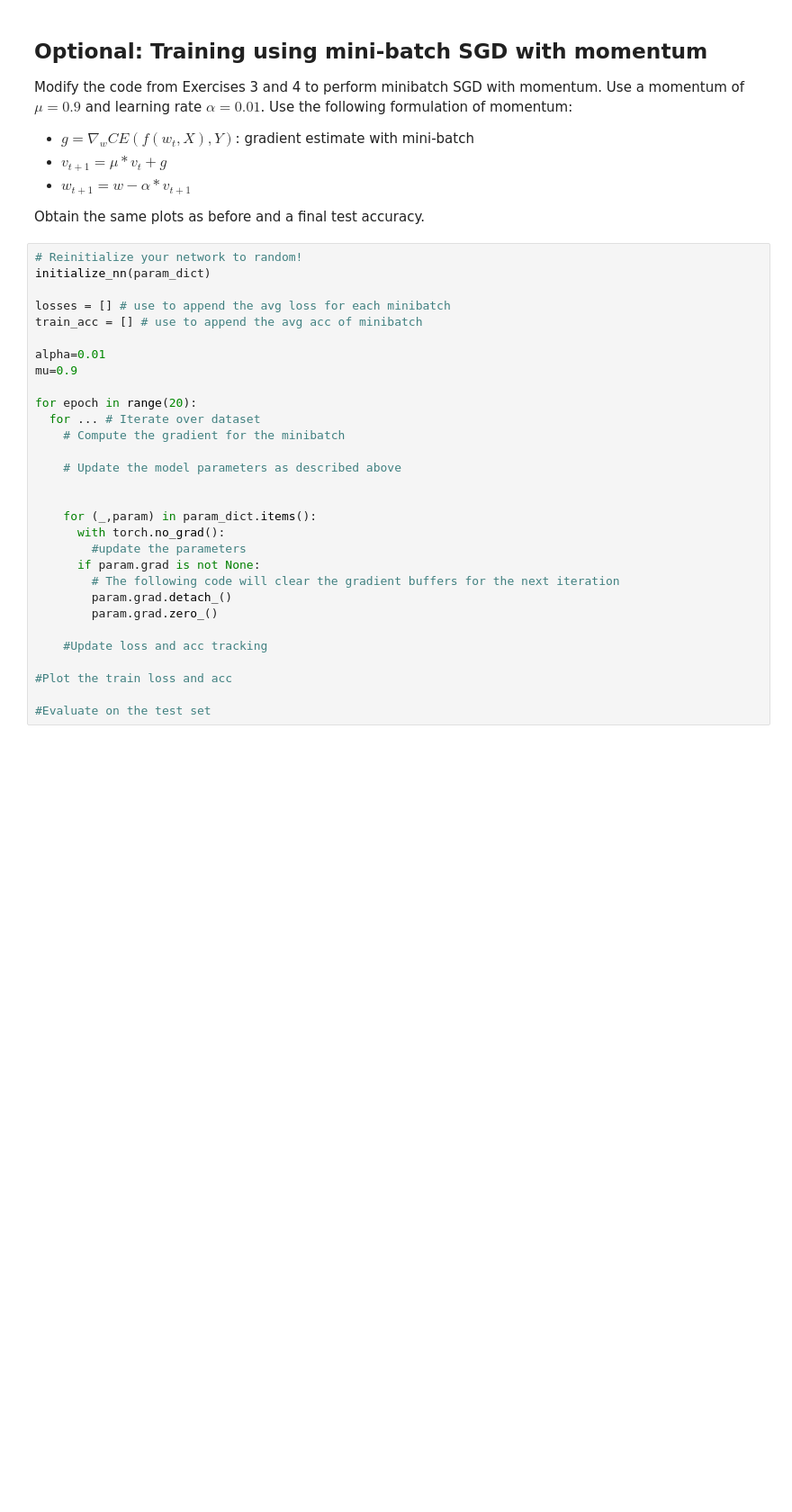
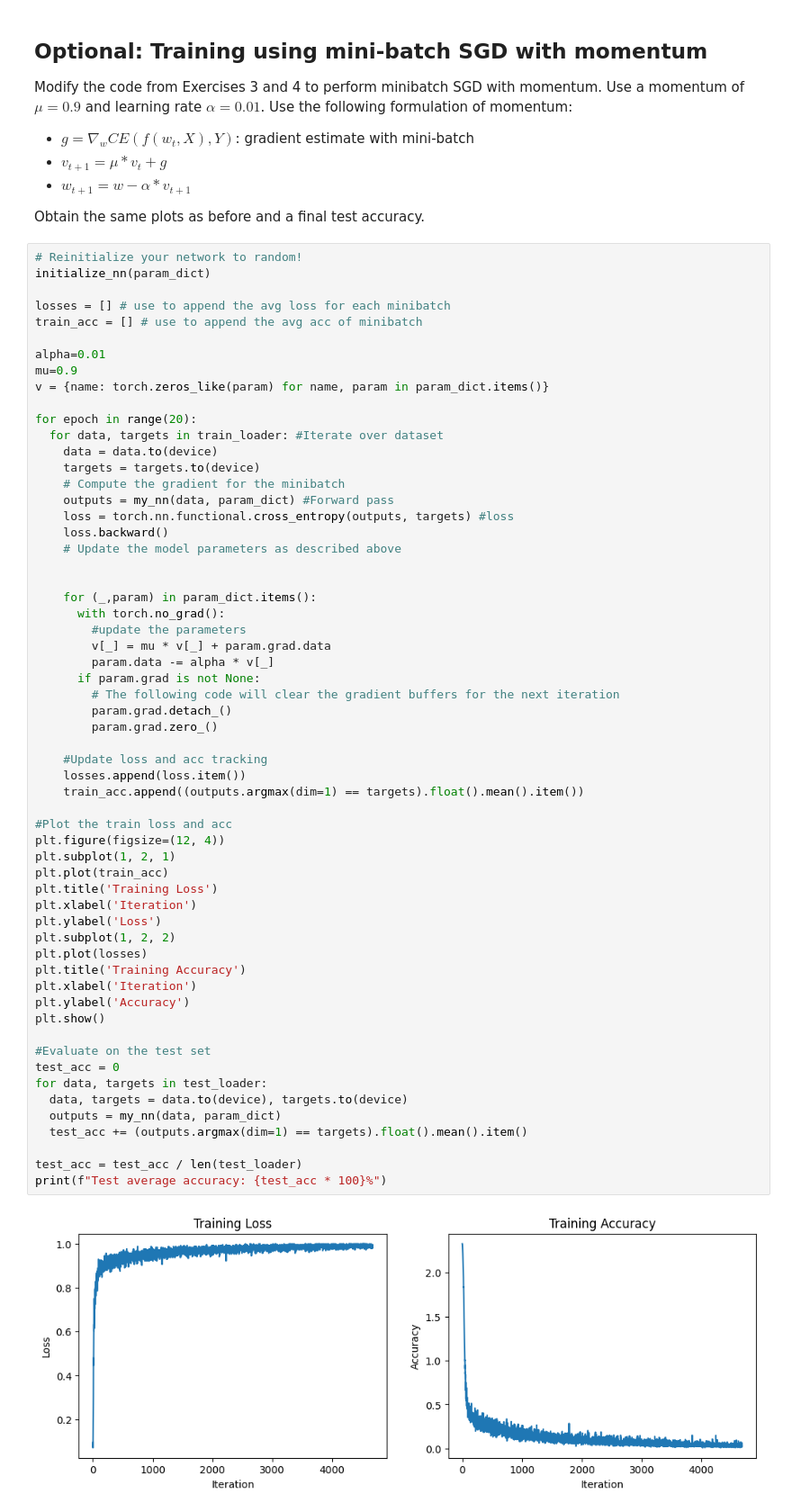
Before and after one commit to SupradeepDanturti/DeepLearning-Pytorch, a Jupyter notebook: DL_Lab3_Ex.ipynb, the cells around one changed output. Shown at 90% size. Saved outputs shown, nothing was run; the diff lists cells and outputs as text; blank space fills up the shorter version.

```diff
--- a/DL_Lab3_Ex.ipynb
+++ b/DL_Lab3_Ex.ipynb
@@ -326,30 +326,61 @@ Obtain the same plots as before and a final test accuracy.
 # %%
 # Reinitialize your network to random!
 initialize_nn(param_dict)
 
 losses = [] # use to append the avg loss for each minibatch
 train_acc = [] # use to append the avg acc of minibatch
 
 alpha=0.01
 mu=0.9
+v = {name: torch.zeros_like(param) for name, param in param_dict.items()}
 
 for epoch in range(20):
-  for ... # Iterate over dataset
+  for data, targets in train_loader: #Iterate over dataset
+    data = data.to(device)
+    targets = targets.to(device)
     # Compute the gradient for the minibatch
-
+    outputs = my_nn(data, param_dict) #Forward pass
+    loss = torch.nn.functional.cross_entropy(outputs, targets) #loss
+    loss.backward()
     # Update the model parameters as described above
 
 
     for (_,param) in param_dict.items():
       with torch.no_grad():
         #update the parameters
+        v[_] = mu * v[_] + param.grad.data
+        param.data -= alpha * v[_]
       if param.grad is not None:
         # The following code will clear the gradient buffers for the next iteration
         param.grad.detach_()
         param.grad.zero_()
 
     #Update loss and acc tracking
+    losses.append(loss.item())
+    train_acc.append((outputs.argmax(dim=1) == targets).float().mean().item())
 
 #Plot the train loss and acc
+plt.figure(figsize=(12, 4))
+plt.subplot(1, 2, 1)
+plt.plot(train_acc)
+plt.title('Training Loss')
+plt.xlabel('Iteration')
+plt.ylabel('Loss')
+plt.subplot(1, 2, 2)
+plt.plot(losses)
+plt.title('Training Accuracy')
+plt.xlabel('Iteration')
+plt.ylabel('Accuracy')
+plt.show()
 
 #Evaluate on the test set
+test_acc = 0
+for data, targets in test_loader:
+  data, targets = data.to(device), targets.to(device)
+  outputs = my_nn(data, param_dict)
+  test_acc += (outputs.argmax(dim=1) == targets).float().mean().item()
+
+test_acc = test_acc / len(test_loader)
+print(f"Test average accuracy: {test_acc * 100}%")
+# %% [output]
+[figure, added]
```
Also changed, not shown: parts of 6 cells of this notebook.
